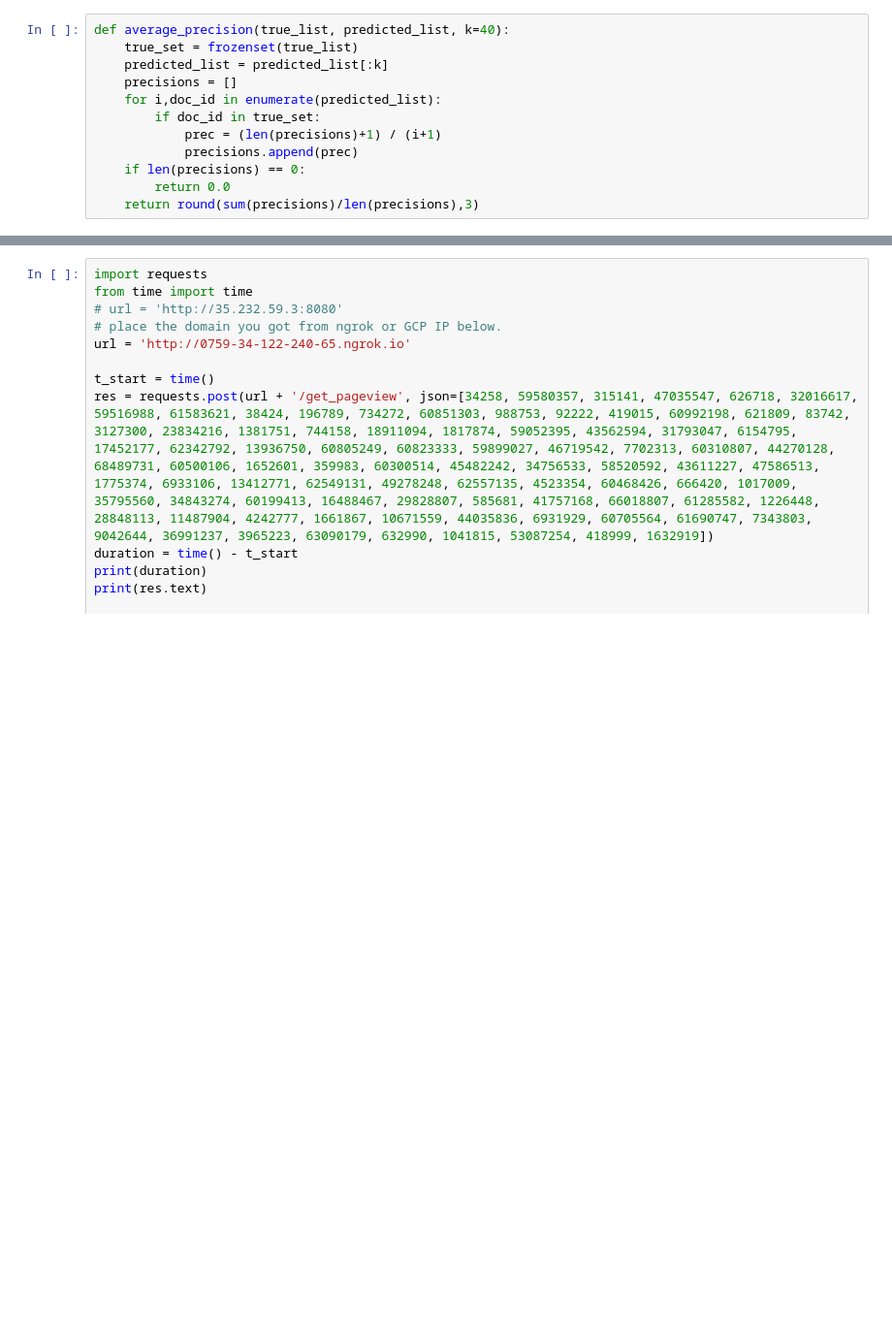
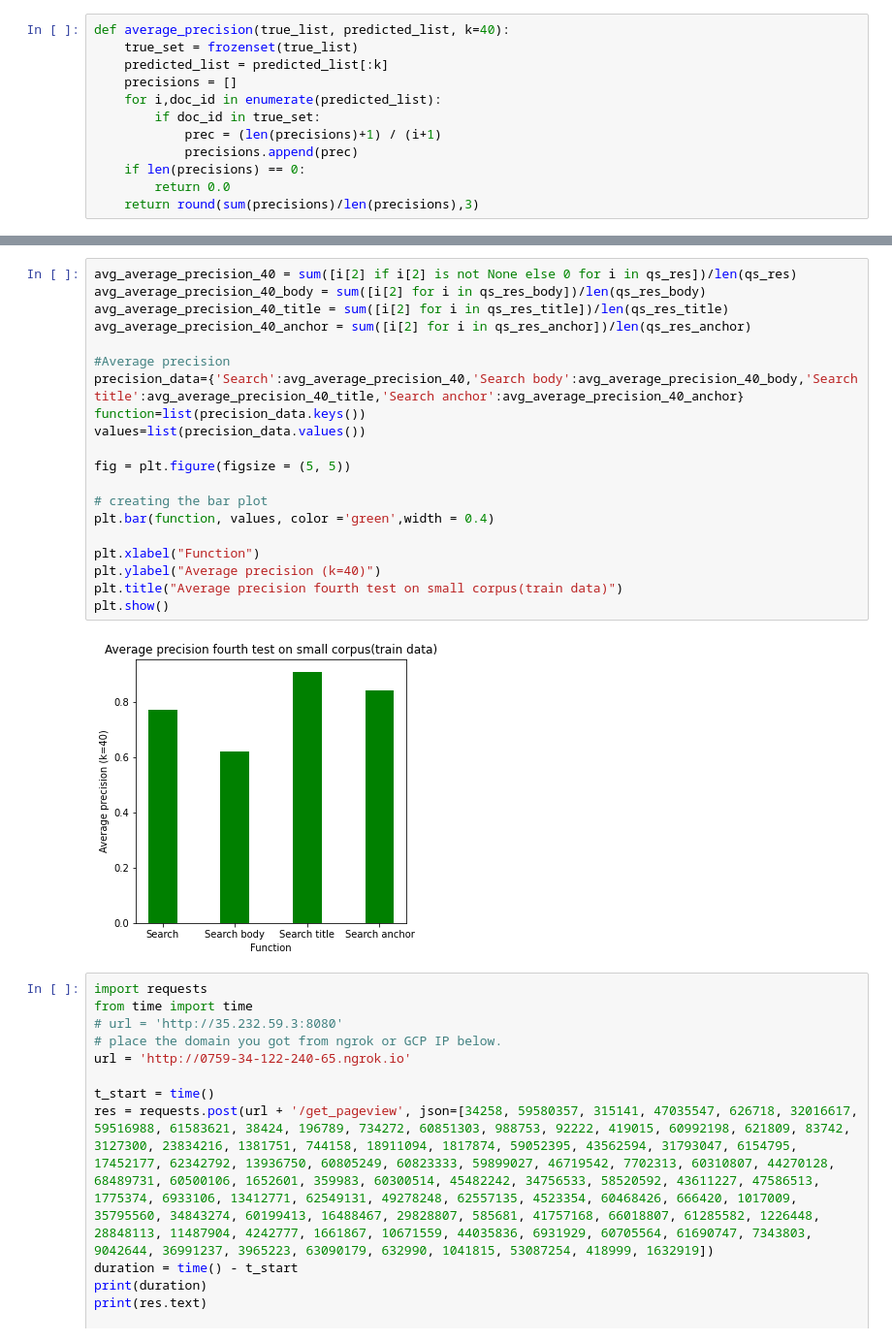
Before and after one commit to OmriMan/Search-Engine-Wiki, a Jupyter notebook: generic_test_run_frontend_in_colab.ipynb, the cells around one changed output, grey strips where cells are left out. Shown: that part at 97% size. Saved outputs shown, nothing was run; the diff lists cells and outputs as text; blank space fills up the shorter version.

```diff
--- a/generic_test_run_frontend_in_colab.ipynb
+++ b/generic_test_run_frontend_in_colab.ipynb
@@ -75,3 +150,25 @@ print(qs_res_body)
+# %%
+avg_average_precision_40 = sum([i[2] if i[2] is not None else 0 for i in qs_res])/len(qs_res)
+avg_average_precision_40_body = sum([i[2] for i in qs_res_body])/len(qs_res_body)
+avg_average_precision_40_title = sum([i[2] for i in qs_res_title])/len(qs_res_title)
+avg_average_precision_40_anchor = sum([i[2] for i in qs_res_anchor])/len(qs_res_anchor)
+
+#Average precision
+precision_data={'Search':avg_average_precision_40,'Search body':avg_average_precision_40_body,'Search title':avg_average_precision_40_title,'Search anchor':avg_average_precision_40_anchor}
+function=list(precision_data.keys())
+values=list(precision_data.values())
+
+fig = plt.figure(figsize = (5, 5))
+
+# creating the bar plot
+plt.bar(function, values, color ='green',width = 0.4)
+
+plt.xlabel("Function")
+plt.ylabel("Average precision (k=40)")
+plt.title("Average precision fourth test on small corpus(train data)")
+plt.show()
+# %% [output]
+[figure, added]
 # %%
 import requests
 from time import time
```
Also changed, not shown: parts of 3 cells of this notebook.
